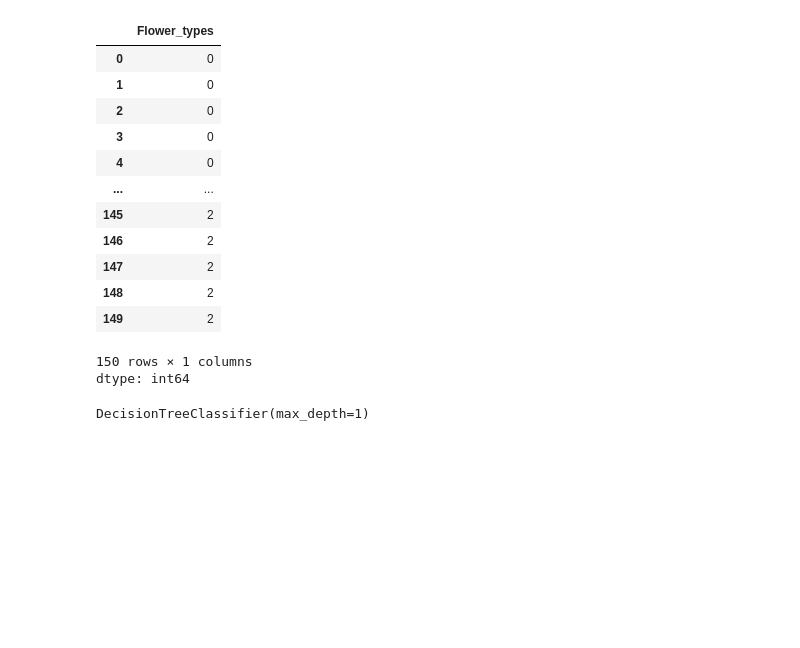
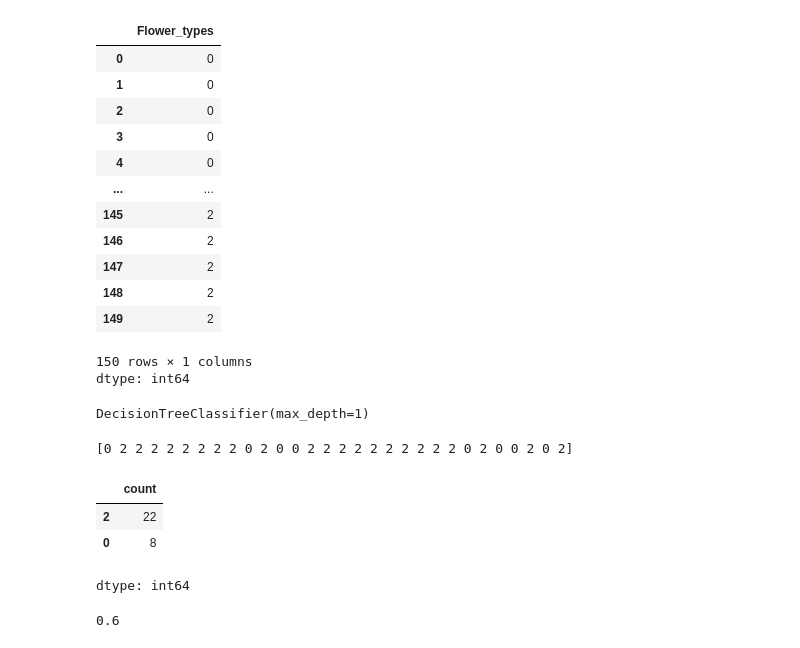
Before and after one commit to IqbalHere/AIML-THETA-612, a Jupyter notebook: Decision_Tree.ipynb, the cells around one changed output. Cells and saved outputs as stored; diff of their text form; code cells hidden in the pictures; blank space fills up the shorter version.

```diff
--- a/Decision_Tree.ipynb
+++ b/Decision_Tree.ipynb
@@ -143,3 +143,18 @@ model_gini = DecisionTreeClassifier(criterion='gini', max_depth=1)
 model_gini.fit(x_train, y_train)
 # %% [output]
 DecisionTreeClassifier(max_depth=1)
+# %%
+preds = model_gini.predict(x_test)
+print(preds)
+pd.Series(preds).value_counts()
+# %% [output]
+[0 2 2 2 2 2 2 2 2 0 2 0 0 2 2 2 2 2 2 2 2 2 2 0 2 0 0 2 0 2]
+|  | count |
+| 2 | 22 |
+| 0 | 8 |
+dtype: int64
+# %%
+pred = model_gini.predict(x_test)
+np.mean(preds==y_test)
+# %% [output]
+0.6
```
